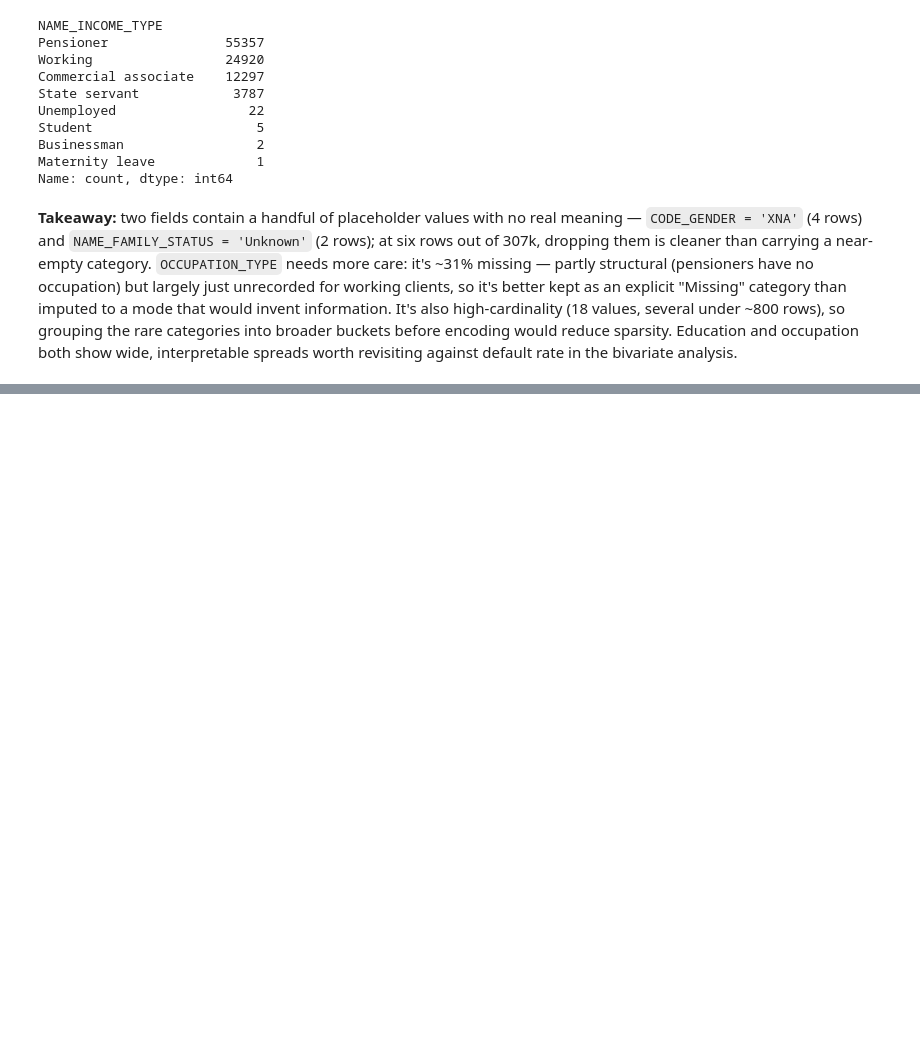
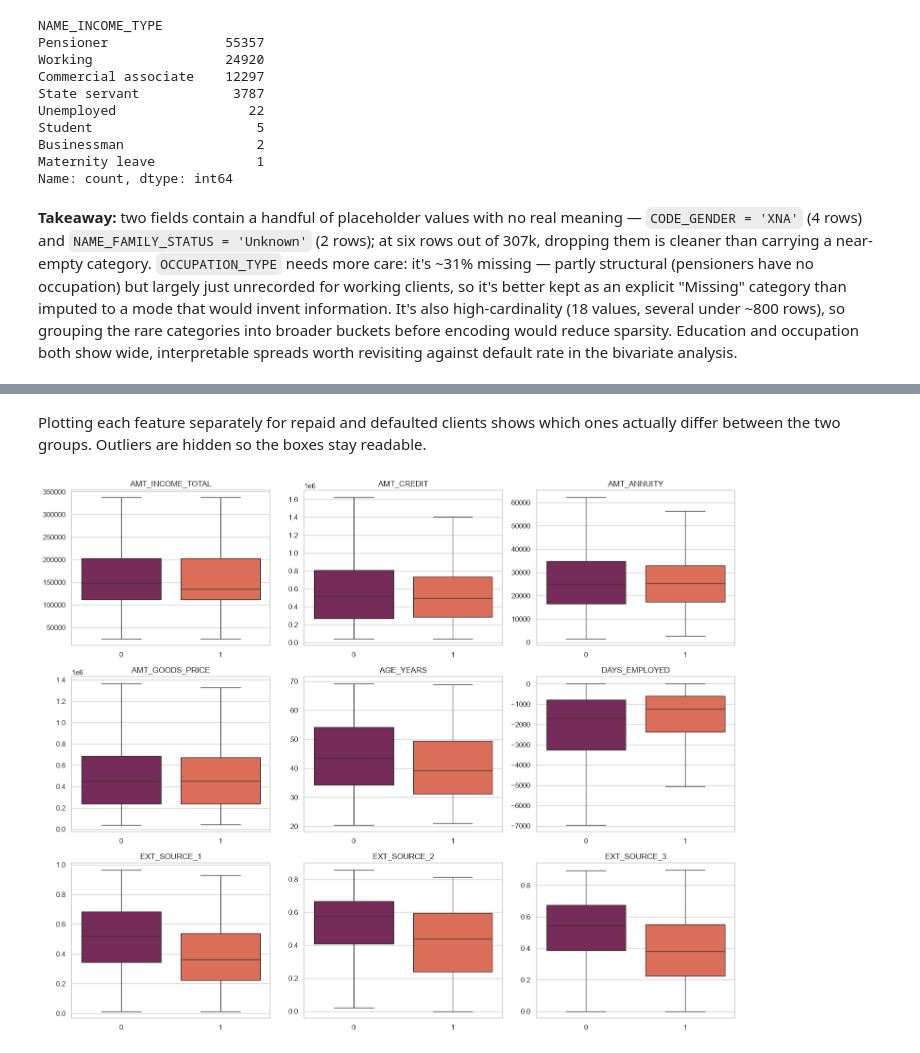
Before and after one commit to Edo-analyst/home-credit-default-risk, a Jupyter notebook: notebooks/01_eda.ipynb, the cells around one changed output, grey strips where cells are left out. Cells and saved outputs as stored; diff of their text form; code cells hidden in the pictures; blank space fills up the shorter version.

```diff
--- a/notebooks/01_eda.ipynb
+++ b/notebooks/01_eda.ipynb
@@ -344,0 +349,14 @@ Name: count, dtype: int64
+# %%
+num = pd.DataFrame({
+    "TARGET": df["TARGET"],
+    "AMT_INCOME_TOTAL": df["AMT_INCOME_TOTAL"],
+    "AMT_CREDIT": df["AMT_CREDIT"],
+    "AMT_ANNUITY": df["AMT_ANNUITY"],
+    "AMT_GOODS_PRICE": df["AMT_GOODS_PRICE"],
+    "AGE_YEARS": age_years,
+    "DAYS_EMPLOYED": df["DAYS_EMPLOYED"].mask(df["DAYS_EMPLOYED"] == df["DAYS_EMPLOYED"].max()),
+    "EXT_SOURCE_1": df["EXT_SOURCE_1"],
+    "EXT_SOURCE_2": df["EXT_SOURCE_2"],
+    "EXT_SOURCE_3": df["EXT_SOURCE_3"],
+})
+num.groupby("TARGET").agg(["mean", "median"]).T
@@ -344,0 +381,16 @@ Name: count, dtype: int64
+# %% [markdown]
+Plotting each feature separately for repaid and defaulted clients shows which ones actually differ between the two groups. Outliers are hidden so the boxes stay readable.
+# %%
+feats = [c for c in num.columns if c != "TARGET"]
+fig, axes = plt.subplots(3, 3, figsize=(15, 12))
+for ax, col in zip(axes.flat, feats):
+    sns.boxplot(data=num, x="TARGET", y=col, hue="TARGET", palette="rocket",
+                legend=False, showfliers=False, ax=ax)
+    ax.set_title(col)
+    ax.set_xlabel("")
+    ax.set_ylabel("")
+fig.tight_layout()
+fig.savefig(f"{FIGURES_DIR}/numeric_vs_target_boxplots.png", dpi=150)
+plt.show()
+# %% [output]
+[figure, added]
```
Also changed, not shown: parts of 13 cells of this notebook, 4 other files.
